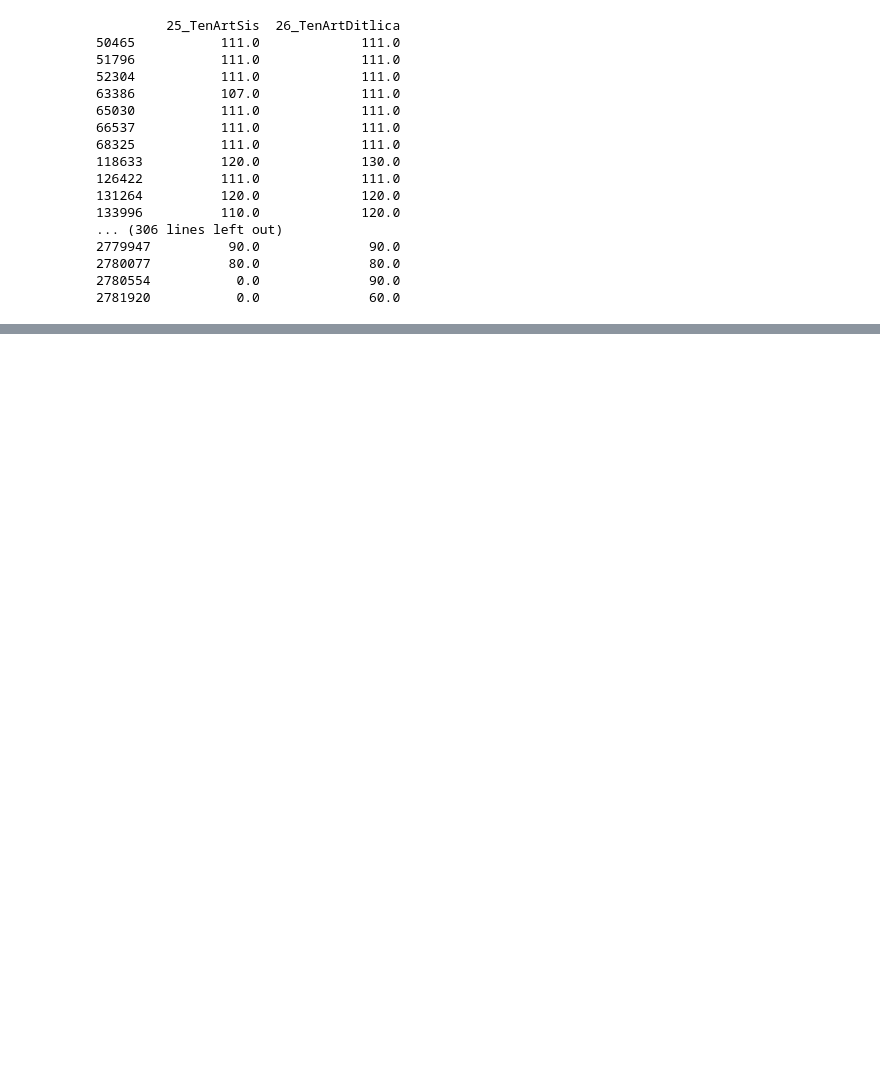
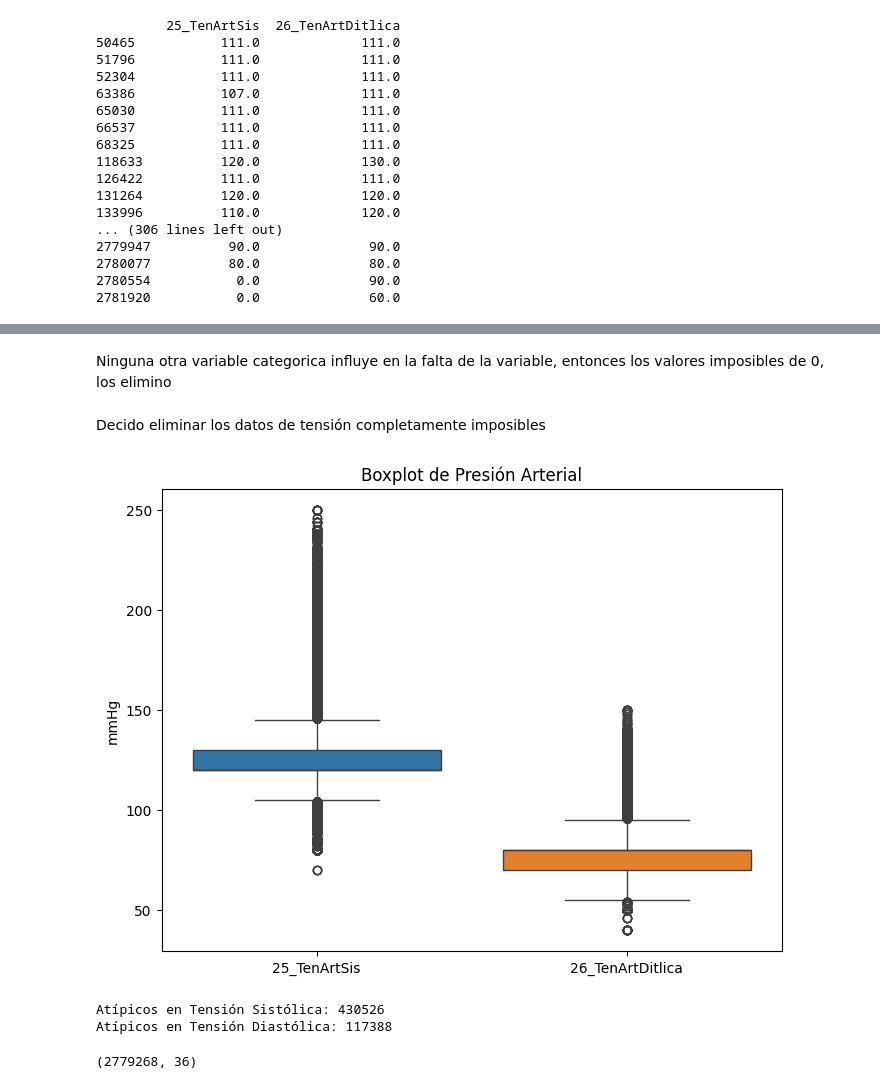
Before and after one commit to elkofix/cardiac-risk-db, a Jupyter notebook: explorative_data_analysis.ipynb, the cells around one changed output, grey strips where cells are left out. Saved outputs shown, nothing was run; the diff lists cells and outputs as text; code cells hidden in the pictures; blank space fills up the shorter version.

```diff
--- a/explorative_data_analysis.ipynb
+++ b/explorative_data_analysis.ipynb
@@ -440,0 +509,39 @@ df = df.drop(errores_sis_dia.index)
+# %% [markdown]
+Ninguna otra variable categorica influye en la falta de la variable, entonces los valores imposibles de 0, los elimino
+# %%
+df= df[(df['25_TenArtSis'] != 0) & (df['26_TenArtDitlica'] != 0)]
+# %%
+df = df[(df['25_TenArtSis'] >= 70) & (df['25_TenArtSis'] <= 250) &
+        (df['26_TenArtDitlica'] >= 40) & (df['26_TenArtDitlica'] <= 150)]
+# %% [markdown]
+Decido eliminar los datos de tensión completamente imposibles
+# %%
+import seaborn as sns
+import matplotlib.pyplot as plt
+plt.figure(figsize=(8,6))
+sns.boxplot(data=df[['25_TenArtSis', '26_TenArtDitlica']])
+plt.title('Boxplot de Presión Arterial')
+plt.ylabel('mmHg')
+plt.show()
+# %% [output]
+[figure, added]
+# %%
+def contar_atipicos(columna):
+    Q1 = columna.quantile(0.25)
+    Q3 = columna.quantile(0.75)
+    IQR = Q3 - Q1
+    atipicos = columna[(columna < Q1 - 1.5*IQR) | (columna > Q3 + 1.5*IQR)]
+    return len(atipicos)
+
+sis_atipicos = contar_atipicos(df['25_TenArtSis'])
+dit_atipicos = contar_atipicos(df['26_TenArtDitlica'])
+
+print(f"Atípicos en Tensión Sistólica: {sis_atipicos}")
+print(f"Atípicos en Tensión Diastólica: {dit_atipicos}")
+# %% [output]
+Atípicos en Tensión Sistólica: 430526
+Atípicos en Tensión Diastólica: 117388
+# %%
+df.shape
+# %% [output]
+(2779268, 36)
```
Also changed, not shown: parts of 9 cells of this notebook.
